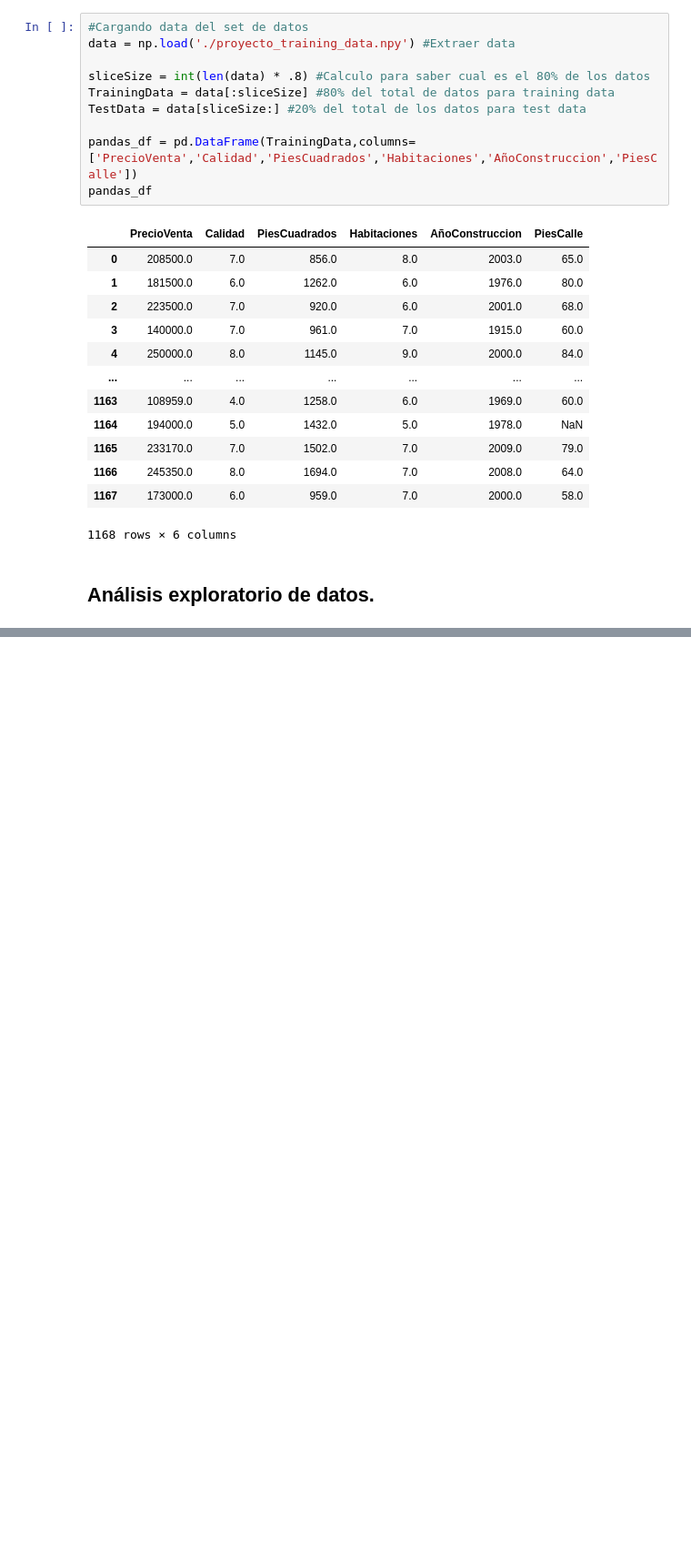
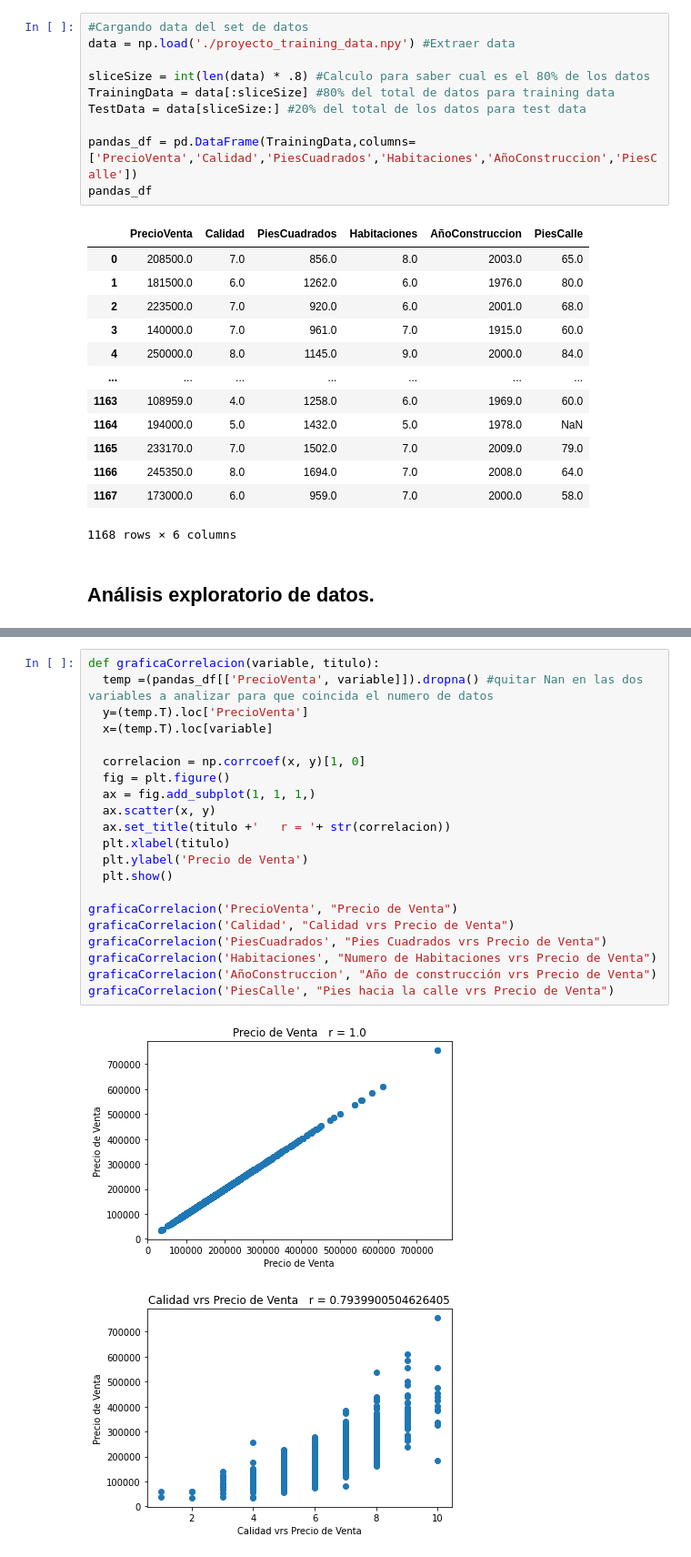
Before and after one commit to SilvyaPenaloza/Tareas-Python, a Jupyter notebook: Proyecto.ipynb, the cells around one changed output, grey strips where cells are left out. Shown at 91% size. Drawn from its saved outputs; the diff is of its cells as text; blank space fills up the shorter version.

Commit message:
Graficas analisis exploración

```diff
--- a/Proyecto.ipynb
+++ b/Proyecto.ipynb
@@ -62,0 +95,24 @@ res
+# %%
+def graficaCorrelacion(variable, titulo):
+  temp =(pandas_df[['PrecioVenta', variable]]).dropna() #quitar Nan en las dos variables a analizar para que coincida el numero de datos
+  y=(temp.T).loc['PrecioVenta']
+  x=(temp.T).loc[variable]
+
+  correlacion = np.corrcoef(x, y)[1, 0]
+  fig = plt.figure()
+  ax = fig.add_subplot(1, 1, 1,)
+  ax.scatter(x, y)
+  ax.set_title(titulo +'   r = '+ str(correlacion))
+  plt.xlabel(titulo)
+  plt.ylabel('Precio de Venta')
+  plt.show()
+
+graficaCorrelacion('PrecioVenta', "Precio de Venta")
+graficaCorrelacion('Calidad', "Calidad vrs Precio de Venta")
+graficaCorrelacion('PiesCuadrados', "Pies Cuadrados vrs Precio de Venta")
+graficaCorrelacion('Habitaciones', "Numero de Habitaciones vrs Precio de Venta")
+graficaCorrelacion('AñoConstruccion', "Año de construcción vrs Precio de Venta")
+graficaCorrelacion('PiesCalle', "Pies hacia la calle vrs Precio de Venta")
+# %% [output]
+[figure, added]
+[figure, added]
```
Also changed, not shown: parts of 9 cells of this notebook.
